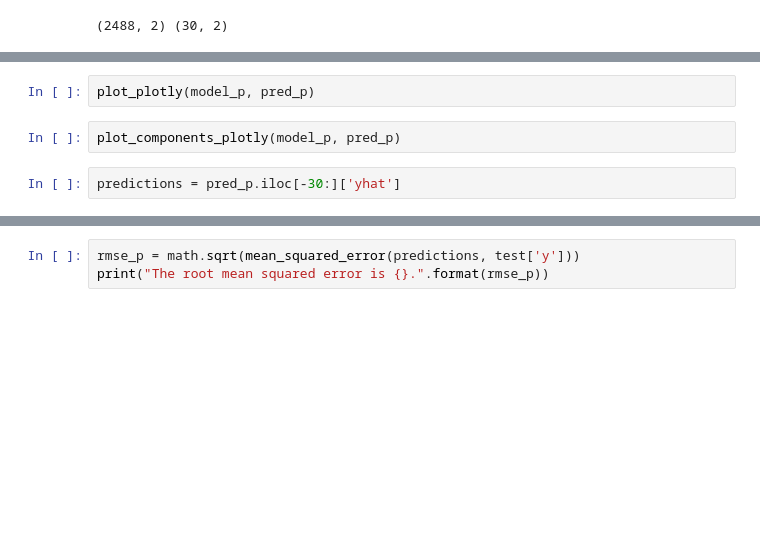
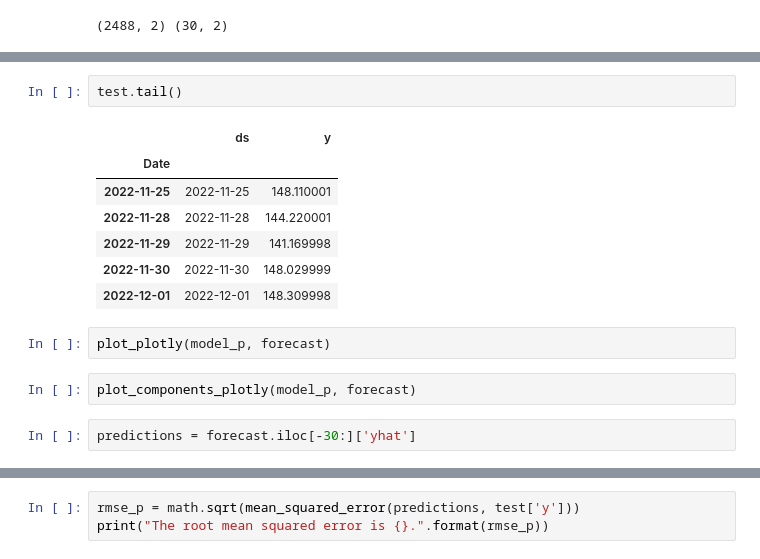
Before and after one commit to grantc00/Capstone-2, a Jupyter notebook: Capstone2 2.0.ipynb, the cells around one changed output, grey strips where cells are left out. Drawn from its saved outputs; the diff is of its cells as text; blank space fills up the shorter version.

```diff
--- a/Capstone2 2.0.ipynb
+++ b/Capstone2 2.0.ipynb
@@ -290,6 +292,16 @@ pred_p.tail()
+# %%
+test.tail()
+# %% [output]
+|  | ds | y |
+| Date |  |  |
+| 2022-11-25 | 2022-11-25 | 148.110001 |
+| 2022-11-28 | 2022-11-28 | 144.220001 |
+| 2022-11-29 | 2022-11-29 | 141.169998 |
+| 2022-11-30 | 2022-11-30 | 148.029999 |
+| 2022-12-01 | 2022-12-01 | 148.309998 |
 # %%
-plot_plotly(model_p, pred_p)
+plot_plotly(model_p, forecast)
 # %%
-plot_components_plotly(model_p, pred_p)
+plot_components_plotly(model_p, forecast)
 # %%
-predictions = pred_p.iloc[-30:]['yhat']
+predictions = forecast.iloc[-30:]['yhat']
```
Also changed, not shown: parts of 13 cells of this notebook.
